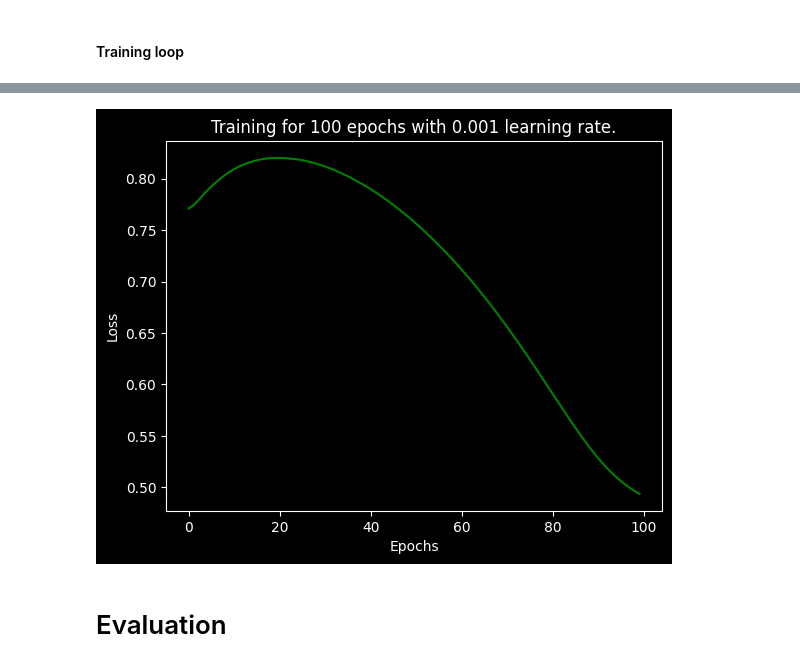
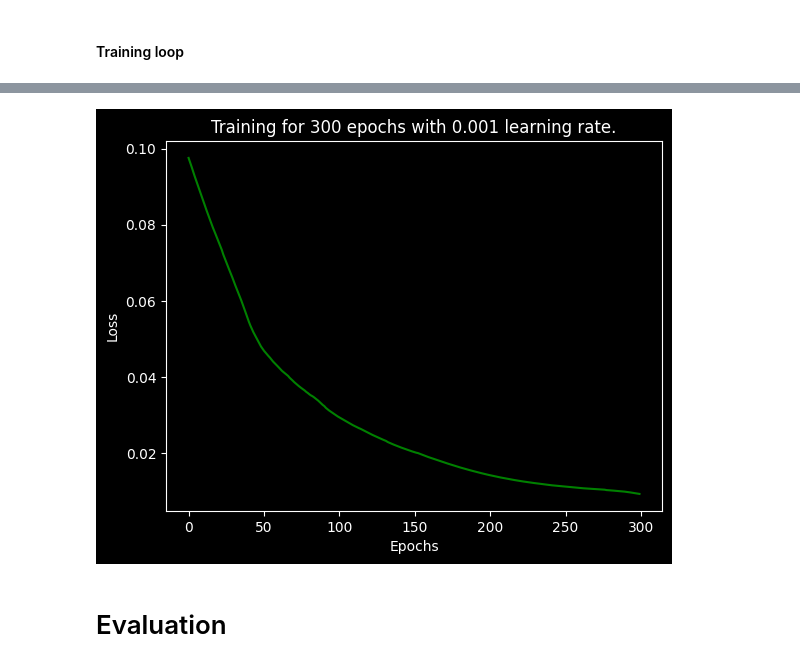
Before and after one commit to szelesaron/breast-cancer-classifier, a Jupyter notebook: ann_oop_v5.ipynb, the cells around one changed output, grey strips where cells are left out. Cells and saved outputs as stored; diff of their text form; code cells hidden in the pictures.

```diff
--- a/ann_oop_v5.ipynb
+++ b/ann_oop_v5.ipynb
@@ -273,7 +261,8 @@ class Dense(Layer):
 class Network:
     def __init__(self, layers, loss_function='cross_entropy'):
         self.layers = layers
-        self.output = None
+
+        self.error_viz = []  # To visualise the loss after every epoch. Check further below for the plot.
 
         if loss_function == 'cross_entropy':
             self.loss = CrossEntropyLoss()
@@ -288,33 +277,31 @@ class Network:
 
             for x, y in zip(X_train, y_train):
                 # Process the forward pass. This goes through every layer.
-                x = x.reshape(X.shape[1], 1)  # Create a matrix for dot product in forward()
                 y_hat = self.predict(x)
 
-                # Calculate the error after the forward pass.
+                # Calculate the loss and error after the forward pass.
                 loss = self.loss.calculate_loss(y, y_hat)
                 error = self.loss.derivative(y, y_hat)
                 error_v += loss  # Add to the error visualisation.
 
-                l1 = self.layers[-1]
+                output_layer = self.layers[-1]
 
                 # The output layer error.
-                delta_l = np.multiply(error, l1.activation.derivative(l1.outputs))
-                prev_weights = l1.weights
+                delta_l = np.multiply(error, output_layer.activation.derivative(output_layer.outputs))
+                prev_weights = output_layer.weights
 
-                # Update the weights of L1
-                l1.weights -= learning_rate * (l1.inputs.T * delta_l)
-                l1.biases -= learning_rate * delta_l
+                # Update the weights of the output layer.
+                output_layer.weights -= learning_rate * (output_layer.inputs.T * delta_l)
+                output_layer.biases -= learning_rate * delta_l
 
-                for layer in reversed(self.layers[:-1]):
-                    delta_l, prev_weights = layer.backward(delta_l, prev_weights, layer.inputs, learning_rate)
+                for layer in reversed(self.layers[:-1]):  # Skip the output layer since it is already updated.
+                    delta_l, prev_weights = layer.backward(delta_l, prev_weights, learning_rate)
 
-            error_v /= len(X)
-            error_viz.append(error_v)
+            error_v /= len(X)  # Calculate the average loss for one epoch.
+            self.error_viz.append(error_v)
 
     def predict(self, x):
-        outputs = x
+        outputs = x.reshape(X.shape[1], 1)  # Create a matrix for dot product in forward().
         for layer in self.layers:
             outputs = layer.forward(outputs)
-        self.output = outputs
         return outputs
@@ -332,16 +316,17 @@ def print_layer_outputs(network):
 # %%
 np.random.seed(10)  # To keep results consistent.
-error_viz = []
 number_inputs = X.shape[1]
 epochs = 300
 lr = 0.001
 
 layers = [
-    Dense(number_inputs, 2, activation_function='relu', name='Layer 1'),
-    # Dense(3, 2, activation_function='relu', name='Layer 2'),
-    Dense(2, 1, activation_function='sigmoid', name='Layer 3'),
+    Dense(number_inputs, 5, activation_function='relu', name='Layer 1'),
+    Dense(5, 5, activation_function='relu', name='Layer 2'),
+    Dense(5, 5, activation_function='relu', name='Layer 3'),
+    Dense(5, 5, activation_function='relu', name='Layer 4'),
+    Dense(5, 1, activation_function='sigmoid', name='Layer 5'),
 ]
-network = Network(layers, loss_function='cross_entropy')
+network = Network(layers, loss_function='mse')
 # %% [markdown]
 #### Training loop
 # %%
@@ -351,11 +339,11 @@ network.fit(X_train, y_train, number_epochs=epochs, learning_rate=lr)
 # %%
-plt.plot(error_viz, c = "g")
+plt.plot(network.error_viz, c='g')
 plt.title(f"Training for {epochs} epochs with {lr} learning rate.")
 plt.xlabel("Epochs")
 plt.ylabel("Loss")
 plt.show()
 # %% [output]
-[figure, old version]
+[figure, new version]
 # %% [markdown]
 # Evaluation
 # %%
```
Also changed, not shown: parts of 16 cells of this notebook.
